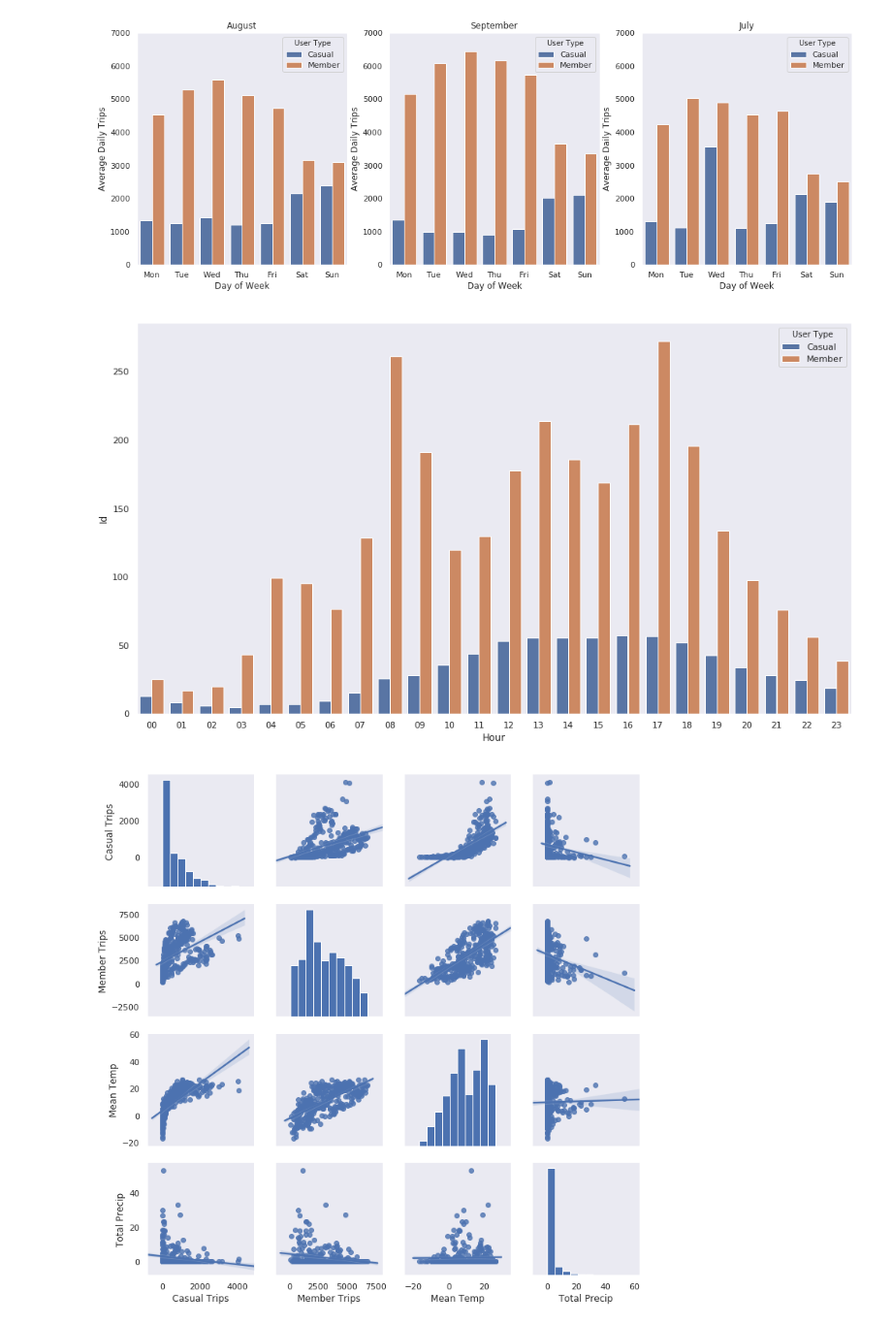
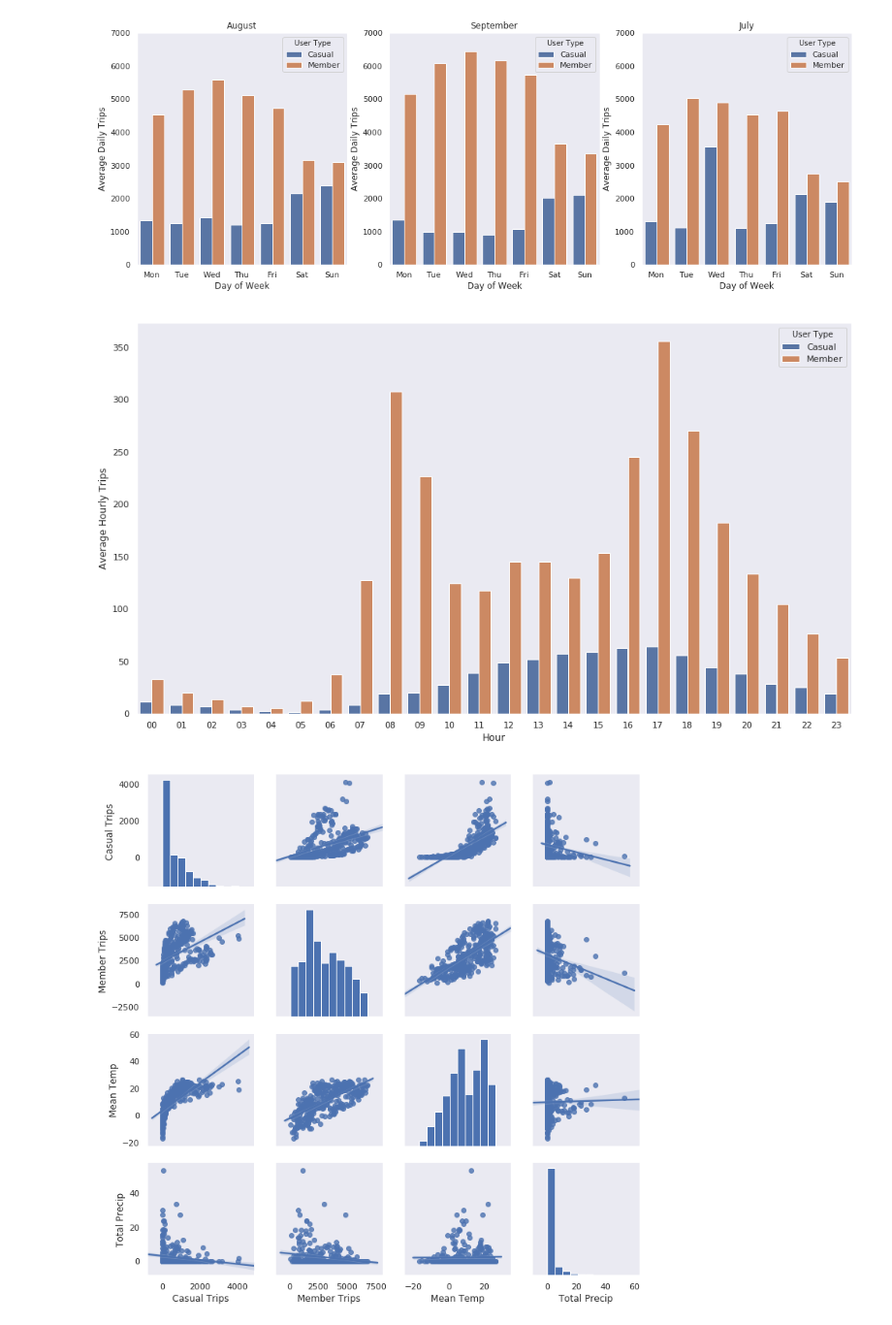
Before and after one commit to open-data-toronto/story-bike-share-ridership, a Jupyter notebook: bikeshare.ipynb, the cells around one changed output. Shown at 97% size. Saved outputs shown, nothing was run; the diff lists cells and outputs as text; code cells hidden in the pictures.

```diff
--- a/bikeshare.ipynb
+++ b/bikeshare.ipynb
@@ -10,8 +10,4 @@ import seaborn as sns
 
 from geopy import distance
 from pandas.api.types import CategoricalDtype
-
-sns.set_style('white')
-# sns.set(color_codes=True)
-sns.set(rc={'figure.figsize':(20, 10)})
 # %%
@@ -25,7 +25,7 @@ df = pd.read_csv('./data/bikeshare_ridership.csv')
 df.columns = [' '.join(x.replace('trip_', '').replace('_seconds', '').split('_')).title() for x in df.columns]
 # %%
 df['Start Time'] = pd.to_datetime(df['Start Time'])
-df['Start Time'] = df['Start Time'].apply(lambda x: x - dt.timedelta(hours=4) if x.month < 7 else x)
+# df['Start Time'] = df['Start Time'].apply(lambda x: x - dt.timedelta(hours=4) if x.month < 7 else x)
 
 df['Date'] = df['Start Time'].apply(lambda x: x.strftime('%Y-%m-%d'))
 df['Quarter'] = df['Start Time'].apply(lambda x: int((int(x.strftime('%m')) - 1) / 3) + 1)
@@ -33,7 +33,6 @@ df['Month'] = df['Start Time'].apply(lambda x: x.strftime('%B')).astype(month_ty
 df['Day of Week'] = df['Start Time'].apply(lambda x: x.strftime('%a')).astype(day_type)
 df['Hour'] = df['Start Time'].apply(lambda x: x.strftime('%H'))
 
+# Create a "Route ID" in the "[start station ID]-[end station ID]" format
 df['Route Id'] = df.apply(lambda x: '{0}-{1}'.format(int(x['Station Id From']), int(x['Station Id To'])), axis=1)
-# %%
-df = df[(~df['Lat To'].isna())&(~df['Lat From'].isna())]
 # %%
@@ -130,10 +141,12 @@ plt.savefig('./visualization/third_quarter.png')
 # %%
 data = df.groupby(['Date', 'Hour', 'User Type'])['Id'].nunique().groupby(['Hour', 'User Type']).mean().reset_index()
 
 fig, ax = plt.subplots(figsize=(16, 9))
 
 sns.barplot(x='Hour', y='Id', hue='User Type', data=data, ax=ax)
+ax.set_ylabel('Average Hourly Trips')
+
 plt.savefig('./visualization/hourly.png')
 # %% [output]
-[figure, old version]
+[figure, new version]
 # %%
```
Also changed, not shown: parts of 21 cells of this notebook, 1 other file.
